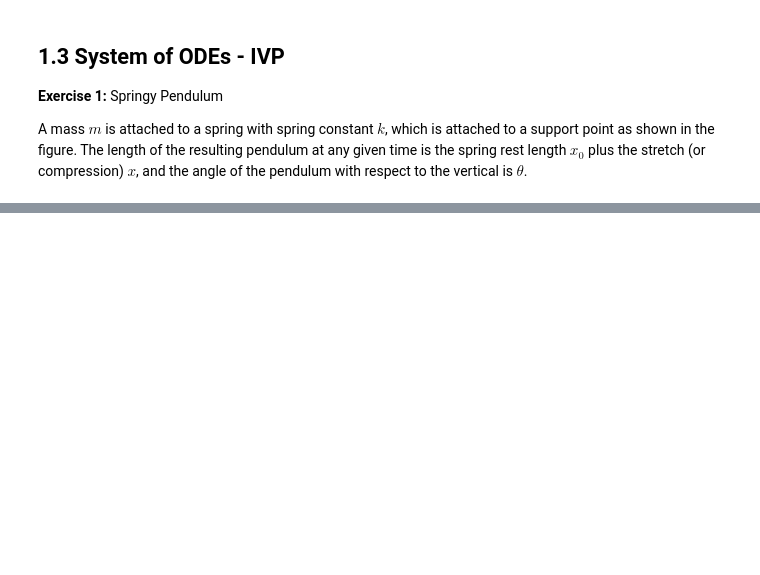
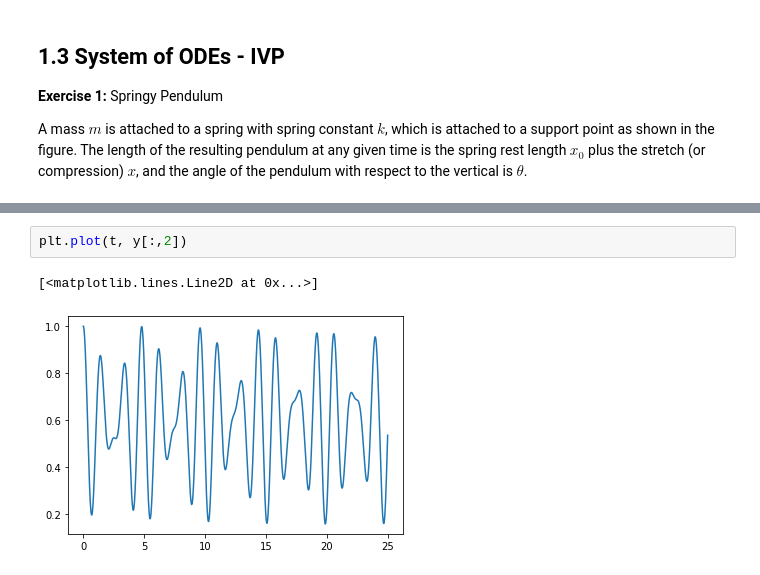
Before and after one commit to gigadot/ssm, a Jupyter notebook: Topic 01 - Ordinary Differential Equation (ODE)/1.3 System of ODEs - IVP.ipynb, the cells around one changed output, grey strips where cells are left out. Saved outputs shown, nothing was run; the diff lists cells and outputs as text; blank space fills up the shorter version.

```diff
--- a/Topic 01 - Ordinary Differential Equation (ODE)/1.3 System of ODEs - IVP.ipynb
+++ b/Topic 01 - Ordinary Differential Equation (ODE)/1.3 System of ODEs - IVP.ipynb
@@ -32,0 +75,5 @@ Write a program to plot the positions of the mass $m$ in $x-y$ coordinate over t
+# %%
+plt.plot(t, y[:,2])
+# %% [output]
+[<matplotlib.lines.Line2D at 0x...>]
+[figure, added]
```
Also changed, not shown: parts of 5 cells of this notebook, 1 other file.
